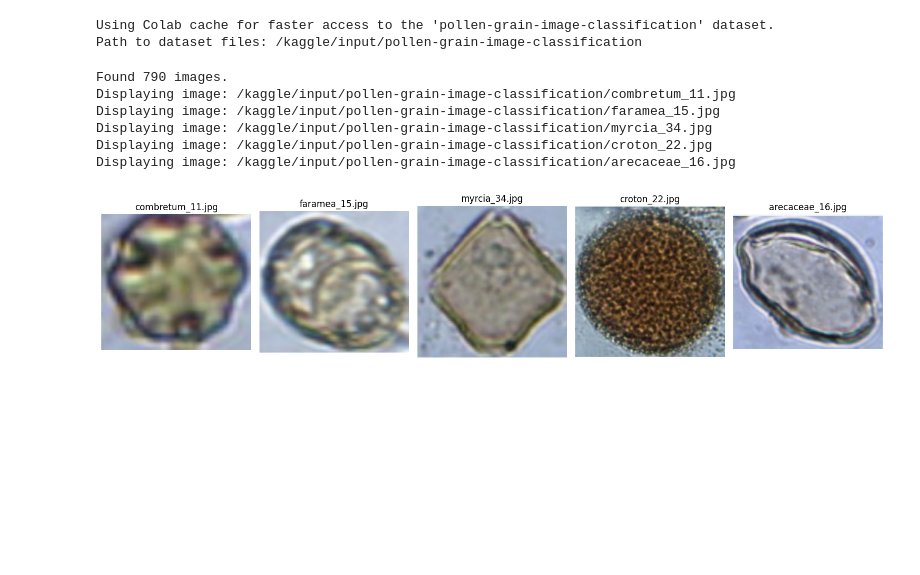
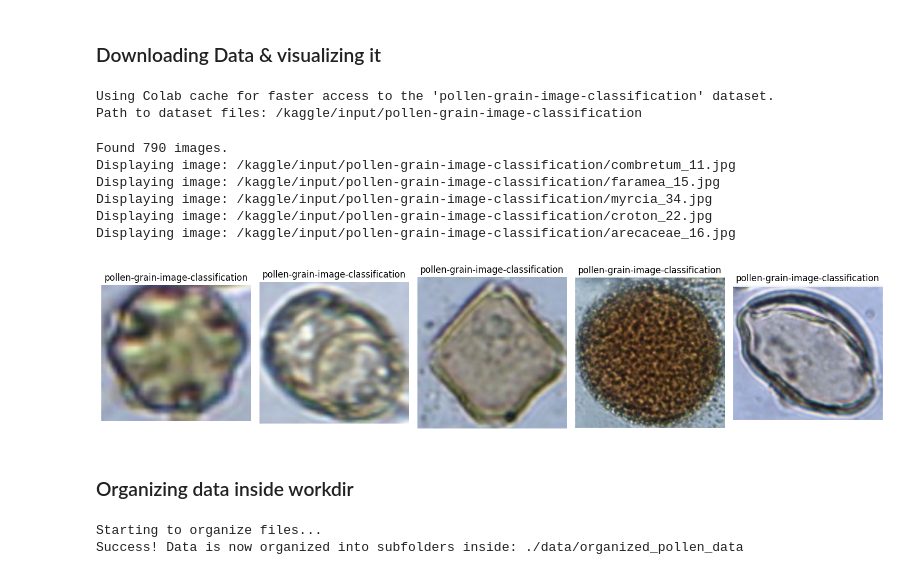
Before and after one commit to ysf-charroud/AI-Pollen-Grain-Image-Classification, a Jupyter notebook: main.ipynb, the cells around one changed output. Drawn from its saved outputs; the diff is of its cells as text; code cells hidden in the pictures; blank space fills up the shorter version.

Commit message:
data organizing inside classes folders

```diff
--- a/main.ipynb
+++ b/main.ipynb
@@ -1,3 +1,5 @@
+# %% [markdown]
+### Downloading Data & visualizing it
 # %%
 import kagglehub
 
@@ -22,32 +24,71 @@ print(f"Found {len(image_files)} images.")
 
 # Display the first 5 images
 num_images_to_show = 5
 
 if num_images_to_show > 0:
     plt.figure(figsize=(15, 5))
     for i in range(num_images_to_show):
         img_path = image_files[i]
         print(f"Displaying image: {img_path}")
         img = Image.open(img_path)
 
         # Plot each image
         plt.subplot(1, num_images_to_show, i + 1)
         plt.imshow(img)
 
         # Use the parent folder name as the title (usually the class label)
-        label = os.path.basename(img_path)
+        label = os.path.basename(img_path.split(os.sep)[-2])
         plt.title(label)
         plt.axis('off')
 
     plt.tight_layout()
     plt.show()
 else:
     print("No images found in the downloaded dataset.")
 # %% [output]
 Found 790 images.
 Displaying image: /kaggle/input/pollen-grain-image-classification/combretum_11.jpg
 Displaying image: /kaggle/input/pollen-grain-image-classification/faramea_15.jpg
 Displaying image: /kaggle/input/pollen-grain-image-classification/myrcia_34.jpg
 Displaying image: /kaggle/input/pollen-grain-image-classification/croton_22.jpg
 Displaying image: /kaggle/input/pollen-grain-image-classification/arecaceae_16.jpg
-[figure, old version]
+[figure, new version]
+# %% [markdown]
+### Organizing data inside workdir
+# %%
+import os
+import shutil
+
+# 1. Define where we want to put the organized folders
+organized_path = "./data/organized_pollen_data"
+os.makedirs(organized_path, exist_ok=True)
+
+print("Starting to organize files...")
+
+# We will reuse the 'image_files' list you made in your second block
+for img_path in image_files:
+    filename = os.path.basename(img_path)
+
+    # 2. Extract the class name from the filename
+    # Assuming filenames look like "ClassName_001.jpg" or "Class_Name_001.jpg"
+    # We split by '_' and drop the last part (which is usually the number)
+    parts = filename.split('_')
+
+
+        # Join everything except the last part back together
+    class_name = "_".join(parts[:-1])
+
+
+    # 3. Create a folder for this specific class if it doesn't exist yet
+    class_folder = os.path.join(organized_path, class_name)
+    os.makedirs(class_folder, exist_ok=True)
+
+    # 4. Copy the image into its new class folder
+    dest_path = os.path.join(class_folder, filename)
+    if not os.path.exists(dest_path):
+        shutil.copy(img_path, dest_path)
+
+print(f"Success! Data is now organized into subfolders inside: {organized_path}")
+# %% [output]
+Starting to organize files...
+Success! Data is now organized into subfolders inside: ./data/organized_pollen_data
```
Also changed, not shown: parts of 1 cell of this notebook.
